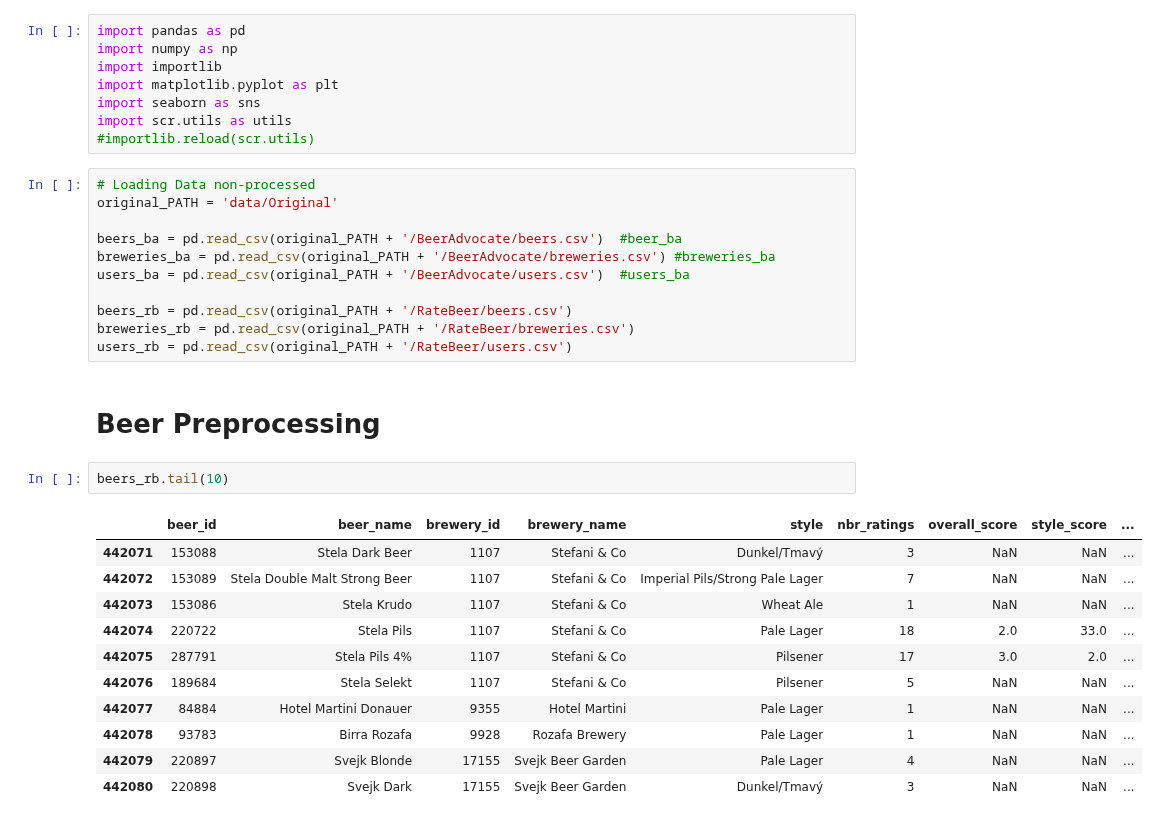
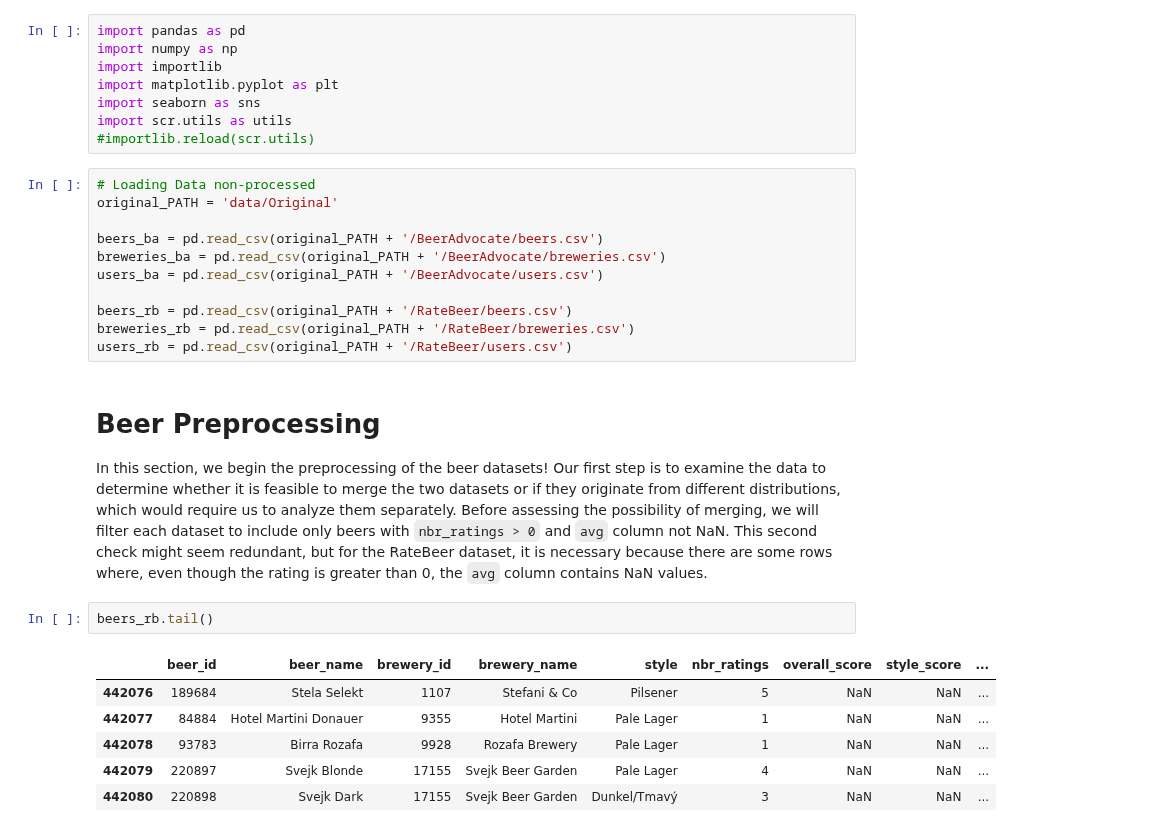
Before and after one commit to epfl-ada/ada-2024-project-mediterranean, a Jupyter notebook: data_preprocessing.ipynb, the cells around one changed output. Cells and saved outputs as stored; diff of their text form.

```diff
--- a/data_preprocessing.ipynb
+++ b/data_preprocessing.ipynb
@@ -13,24 +13,20 @@ import scr.utils as utils
 # Loading Data non-processed
 original_PATH = 'data/Original'
 
-beers_ba = pd.read_csv(original_PATH + '/BeerAdvocate/beers.csv')  #beer_ba
-breweries_ba = pd.read_csv(original_PATH + '/BeerAdvocate/breweries.csv') #breweries_ba
-users_ba = pd.read_csv(original_PATH + '/BeerAdvocate/users.csv')  #users_ba
+beers_ba = pd.read_csv(original_PATH + '/BeerAdvocate/beers.csv')
+breweries_ba = pd.read_csv(original_PATH + '/BeerAdvocate/breweries.csv')
+users_ba = pd.read_csv(original_PATH + '/BeerAdvocate/users.csv')
 
 beers_rb = pd.read_csv(original_PATH + '/RateBeer/beers.csv')
 breweries_rb = pd.read_csv(original_PATH + '/RateBeer/breweries.csv')
 users_rb = pd.read_csv(original_PATH + '/RateBeer/users.csv')
 # %% [markdown]
 # Beer Preprocessing
+In this section, we begin the preprocessing of the beer datasets! Our first step is to examine the data to determine whether it is feasible to merge the two datasets or if they originate from different distributions, which would require us to analyze them separately. Before assessing the possibility of merging, we will filter each dataset to include only beers with `nbr_ratings > 0` and `avg` column not NaN. This second check might seem redundant, but for the RateBeer dataset, it is necessary because there are some rows where, even though the rating is greater than 0, the `avg` column contains NaN values.
 # %%
-beers_rb.tail(10)
+beers_rb.tail()
 # %% [output]
 |  | beer_id | beer_name | brewery_id | brewery_name | style | nbr_ratings | overall_score | style_score | ... |
-| 442071 | 153088 | Stela Dark Beer | 1107 | Stefani & Co | Dunkel/Tmavý | 3 | NaN | NaN | ... |
-| 442072 | 153089 | Stela Double Malt Strong Beer | 1107 | Stefani & Co | Imperial Pils/Strong Pale Lager | 7 | NaN | NaN | ... |
-| 442073 | 153086 | Stela Krudo | 1107 | Stefani & Co | Wheat Ale | 1 | NaN | NaN | ... |
-| 442074 | 220722 | Stela Pils | 1107 | Stefani & Co | Pale Lager | 18 | 2.0 | 33.0 | ... |
-| 442075 | 287791 | Stela Pils 4% | 1107 | Stefani & Co | Pilsener | 17 | 3.0 | 2.0 | ... |
 | 442076 | 189684 | Stela Selekt | 1107 | Stefani & Co | Pilsener | 5 | NaN | NaN | ... |
 | 442077 | 84884 | Hotel Martini Donauer | 9355 | Hotel Martini | Pale Lager | 1 | NaN | NaN | ... |
 | 442078 | 93783 | Birra Rozafa | 9928 | Rozafa Brewery | Pale Lager | 1 | NaN | NaN | ... |
```
Also changed, not shown: parts of 20 cells of this notebook.
